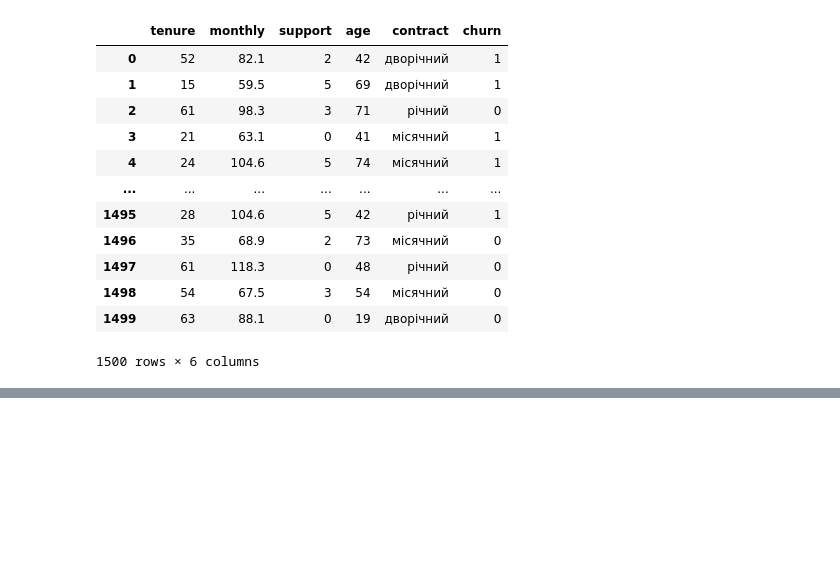
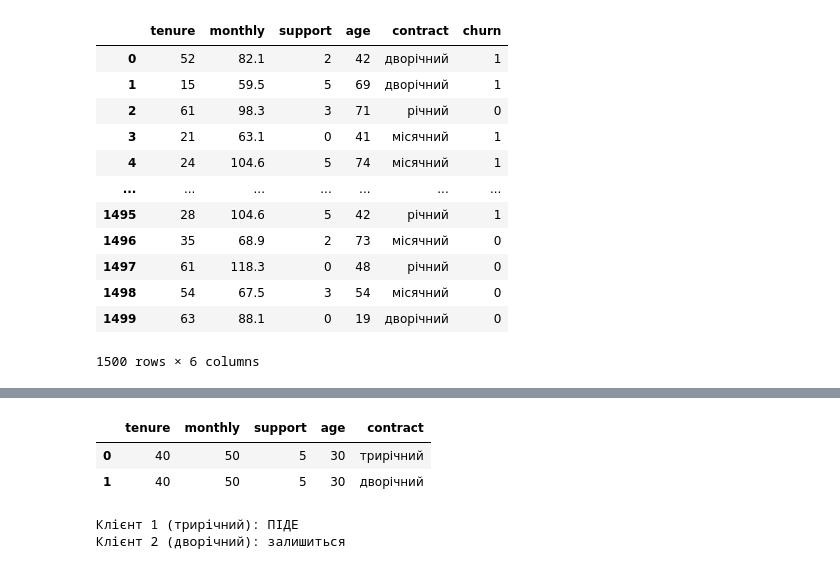
Before and after one commit to DymaStar/DTA_2026, a Jupyter notebook: ML/DS_220626_"ML2_DTA_ipynb".ipynb, the cells around one changed output, grey strips where cells are left out. Cells and saved outputs as stored; diff of their text form; code cells hidden in the pictures; blank space fills up the shorter version.

```diff
--- a/ML/DS_220626_"ML2_DTA_ipynb".ipynb
+++ b/ML/DS_220626_"ML2_DTA_ipynb".ipynb
@@ -50,0 +366,18 @@ cust
+# %%
+# Розділяємо дані на тренувальну та тестову вибірки
+X_train, X_test, y_train, y_test = train_test_split(
+    X,
+    y,
+    test_size=0.2,          # 20% даних для тестування
+    random_state=RANDOM_STATE,  # Фіксуємо випадковість для відтворюваності результатів
+    stratify=y              # Зберігаємо однакове співвідношення класів
+)
+
+# Навчаємо Pipeline на тренувальній вибірці
+pipe.fit(X_train, y_train)
+
+# Оцінюємо точність моделі на тестових даних
+print(
+    "Accuracy на тесті:",
+    round(pipe.score(X_test, y_test), 3)
+)
@@ -50,0 +489,45 @@ cust
+# %%
+# ----------------------------------------------------------
+# Порівняння прогнозу для різних типів контракту
+# ----------------------------------------------------------
+
+clients = pd.DataFrame([
+    {
+        # Контракт "трирічний" відсутній у навчальному наборі.
+        # OneHotEncoder(handle_unknown='ignore')
+        # проігнорує цю категорію без помилки.
+        'tenure': 40,
+        'monthly': 50,
+        'support': 5,
+        'age': 30,
+        'contract': 'трирічний'
+    },
+    {
+        # Контракт "дворічний" був у навчальних даних,
+        # тому модель використає цю інформацію під час прогнозу.
+        'tenure': 40,
+        'monthly': 50,
+        'support': 5,
+        'age': 30,
+        'contract': 'дворічний'
+    }
+])
+
+# Переглядаємо нових клієнтів
+display(clients)
+
+# Отримуємо прогноз для кожного клієнта
+predictions = pipe.predict(clients)
+
+# Виводимо результати
+for i, pred in enumerate(predictions):
+    print(
+        f"Клієнт {i+1} ({clients.loc[i, 'contract']}):",
+        "ПІДЕ" if pred == 1 else "залишиться"
+    )
+# %% [output]
+|  | tenure | monthly | support | age | contract |
+| 0 | 40 | 50 | 5 | 30 | трирічний |
+| 1 | 40 | 50 | 5 | 30 | дворічний |
+Клієнт 1 (трирічний): ПІДЕ
+Клієнт 2 (дворічний): залишиться
```
Also changed, not shown: parts of 29 cells of this notebook.
